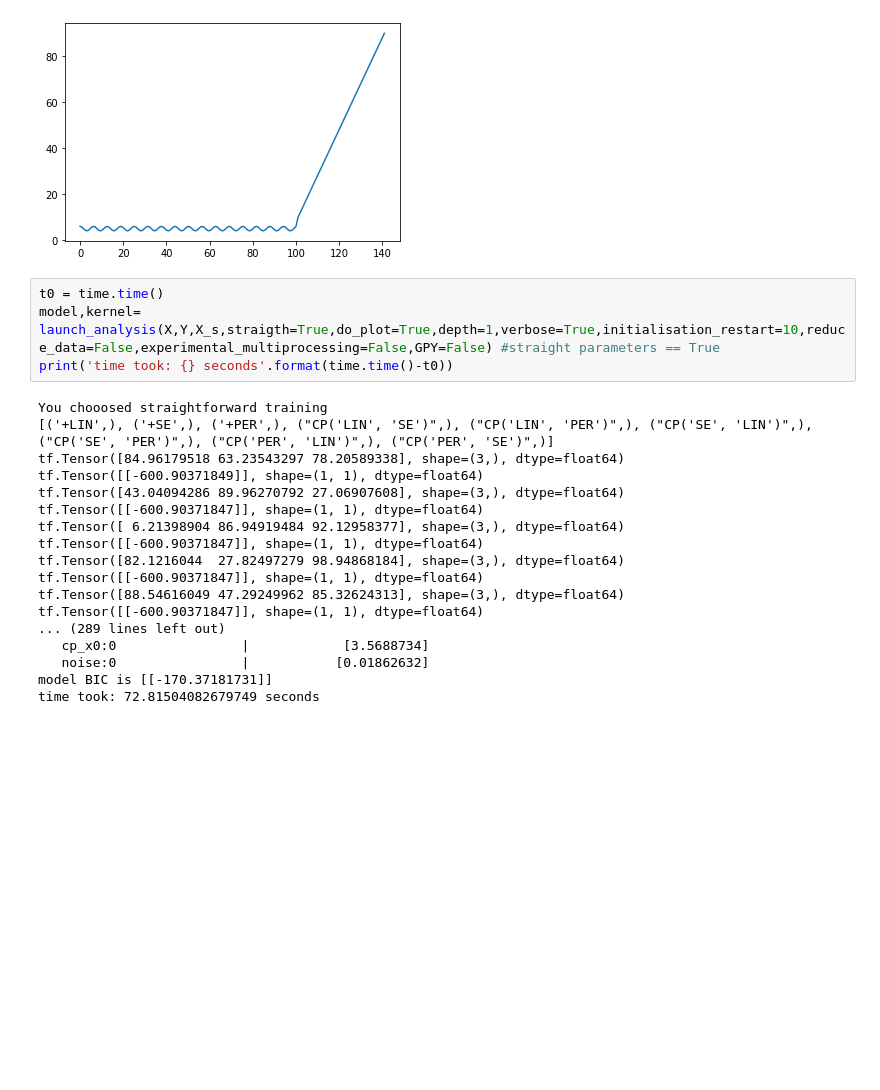
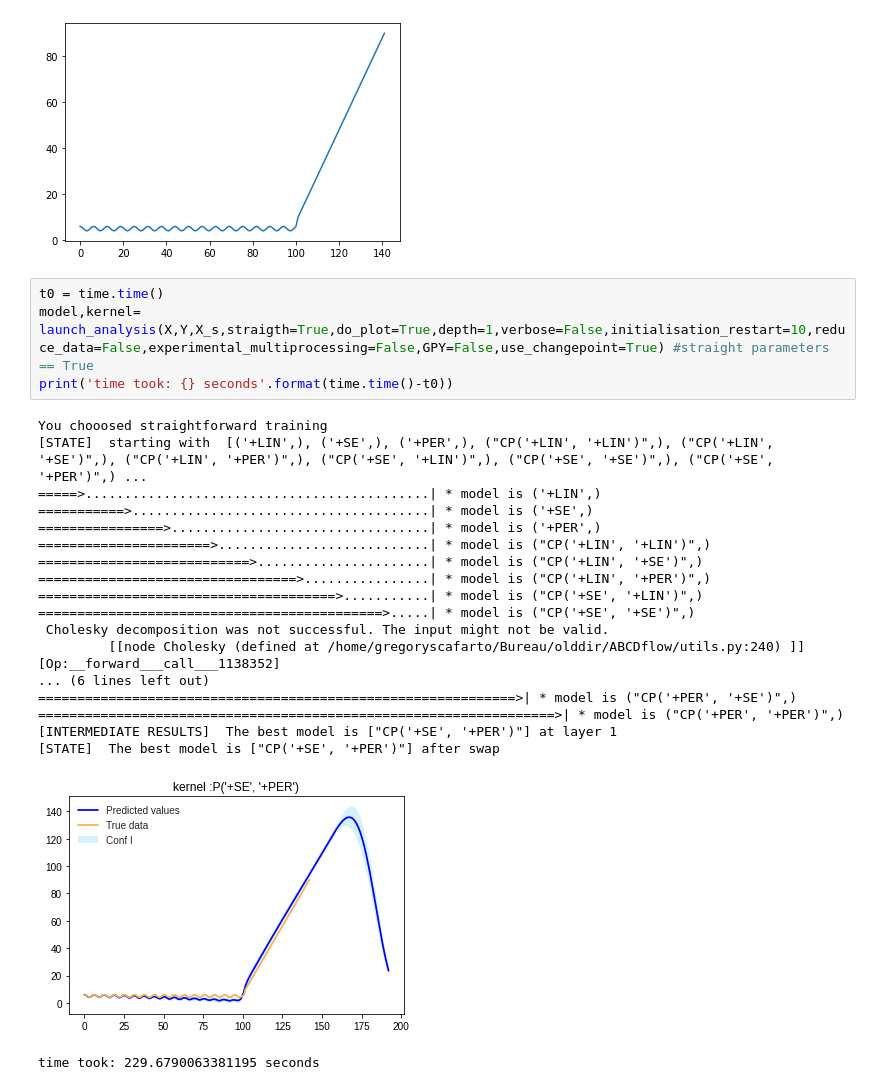
Before and after one commit to gregoritoo/ABCDflow, a Jupyter notebook: Description.ipynb, the cells around one changed output. Drawn from its saved outputs; the diff is of its cells as text; blank space fills up the shorter version.

```diff
--- a/Description.ipynb
+++ b/Description.ipynb
@@ -69,23 +69,25 @@ X = np.linspace(0,len(Y),len(Y)).reshape(-1,1)
 [figure]
 # %%
 t0 = time.time()
-model,kernel= launch_analysis(X,Y,X_s,straigth=True,do_plot=True,depth=1,verbose=True,initialisation_restart=10,reduce_data=False,experimental_multiprocessing=False,GPY=False) #straight parameters == True
+model,kernel= launch_analysis(X,Y,X_s,straigth=True,do_plot=True,depth=1,verbose=False,initialisation_restart=10,reduce_data=False,experimental_multiprocessing=False,GPY=False,use_changepoint=True) #straight parameters == True
 print('time took: {} seconds'.format(time.time()-t0))
 # %% [output]
 You chooosed straightforward training
-[('+LIN',), ('+SE',), ('+PER',), ("CP('LIN', 'SE')",), ("CP('LIN', 'PER')",), ("CP('SE', 'LIN')",), ("CP('SE', 'PER')",), ("CP('PER', 'LIN')",), ("CP('PER', 'SE')",)]
-tf.Tensor([84.96179518 63.23543297 78.20589338], shape=(3,), dtype=float64)
-tf.Tensor([[-600.90371849]], shape=(1, 1), dtype=float64)
-tf.Tensor([43.04094286 89.96270792 27.06907608], shape=(3,), dtype=float64)
-tf.Tensor([[-600.90371847]], shape=(1, 1), dtype=float64)
-tf.Tensor([ 6.21398904 86.94919484 92.12958377], shape=(3,), dtype=float64)
-tf.Tensor([[-600.90371847]], shape=(1, 1), dtype=float64)
-tf.Tensor([82.1216044  27.82497279 98.94868184], shape=(3,), dtype=float64)
-tf.Tensor([[-600.90371847]], shape=(1, 1), dtype=float64)
-tf.Tensor([88.54616049 47.29249962 85.32624313], shape=(3,), dtype=float64)
-tf.Tensor([[-600.90371847]], shape=(1, 1), dtype=float64)
-... (289 lines left out)
-   cp_x0:0                |            [3.5688734]
-   noise:0                |           [0.01862632]
-model BIC is [[-170.37181731]]
-time took: 72.81504082679749 seconds
+[STATE]  starting with  [('+LIN',), ('+SE',), ('+PER',), ("CP('+LIN', '+LIN')",), ("CP('+LIN', '+SE')",), ("CP('+LIN', '+PER')",), ("CP('+SE', '+LIN')",), ("CP('+SE', '+SE')",), ("CP('+SE', '+PER')",) ...
+=====>............................................| * model is ('+LIN',)
+===========>......................................| * model is ('+SE',)
+================>.................................| * model is ('+PER',)
+======================>...........................| * model is ("CP('+LIN', '+LIN')",)
+===========================>......................| * model is ("CP('+LIN', '+SE')",)
+=================================>................| * model is ("CP('+LIN', '+PER')",)
+======================================>...........| * model is ("CP('+SE', '+LIN')",)
+============================================>.....| * model is ("CP('+SE', '+SE')",)
+ Cholesky decomposition was not successful. The input might not be valid.
+         [[node Cholesky (defined at /home/gregoryscafarto/Bureau/olddir/ABCDflow/utils.py:240) ]] [Op:__forward___call___1138352]
+... (6 lines left out)
+=============================================================>| * model is ("CP('+PER', '+SE')",)
+==================================================================>| * model is ("CP('+PER', '+PER')",)
+[INTERMEDIATE RESULTS]  The best model is ["CP('+SE', '+PER')"] at layer 1
+[STATE]  The best model is ["CP('+SE', '+PER')"] after swap
+[figure, added]
+time took: 229.6790063381195 seconds
```
Also changed, not shown: parts of 13 cells of this notebook, 1 other file.
